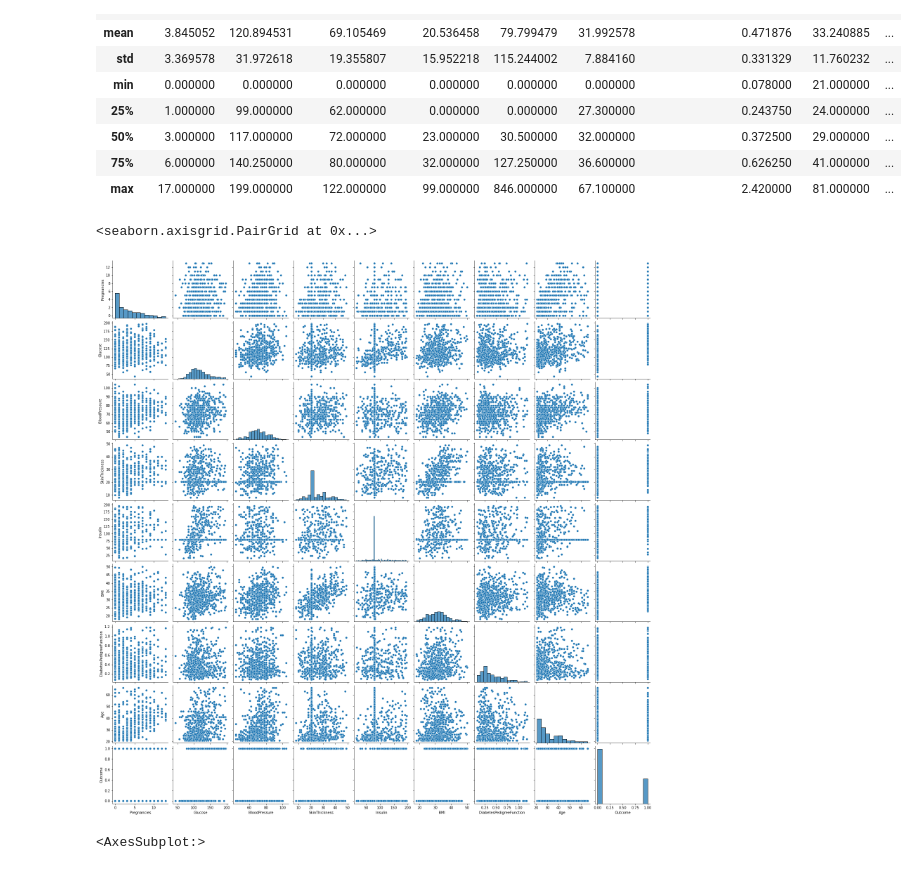
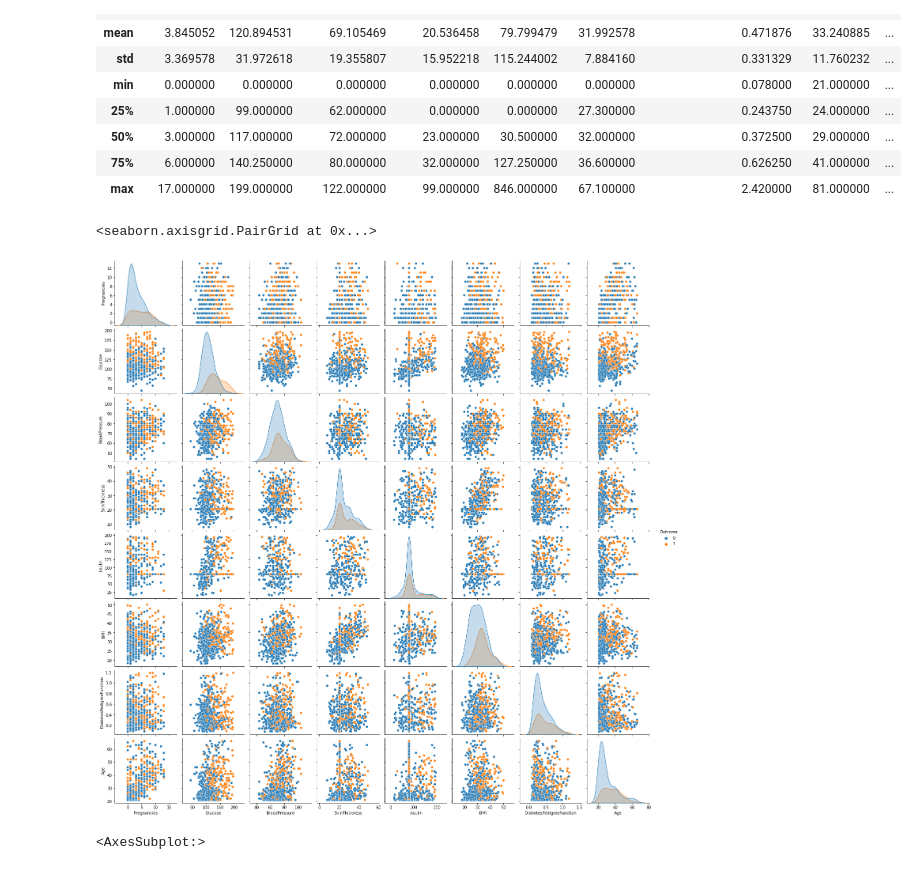
Before and after one commit to Duku-code/Machine-Learning-commits-, a Jupyter notebook: phima-indians-diabetes.ipynb, the cells around one changed output. Saved outputs shown, nothing was run; the diff lists cells and outputs as text; code cells hidden in the pictures.

```diff
--- a/phima-indians-diabetes.ipynb
+++ b/phima-indians-diabetes.ipynb
@@ -68,10 +68,10 @@ IQR = Q3 - Q1
 
 DF = DF[~((DF < (Q1 - 1.5 * IQR)) |(DF > (Q3 + 1.5 * IQR))).any(axis=1)]
 # %%
-sns.pairplot(DF)
+sns.pairplot(DF, hue='Outcome')
 # %% [output]
 <seaborn.axisgrid.PairGrid at 0x...>
-[figure, old version]
+[figure, new version]
 # %%
 sns.heatmap(DF.corr(), annot=True)
 # %% [output]
```
Also changed, not shown: parts of 5 cells of this notebook.
